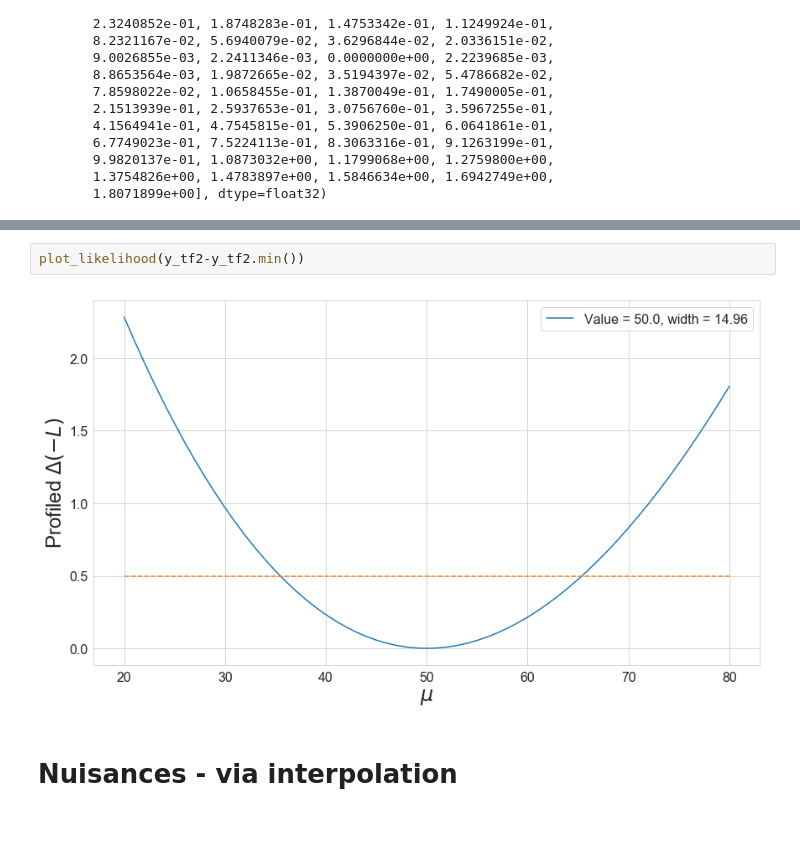
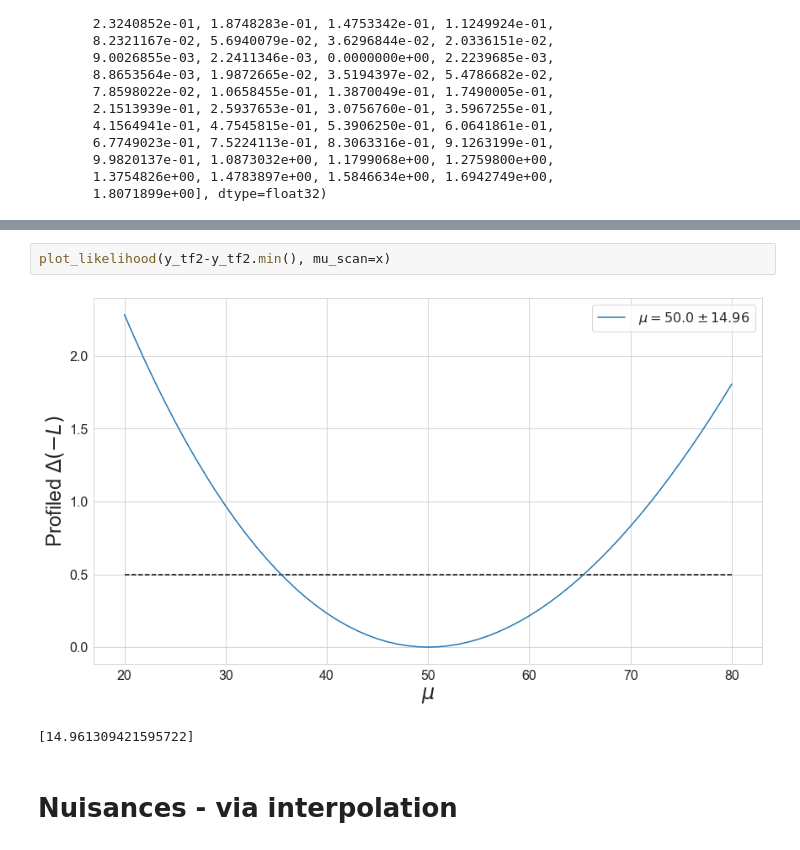
Before and after one commit to GilesStrong/pytorch_inferno, a Jupyter notebook: experiments/BCE_test.ipynb, the cells around one changed output, grey strips where cells are left out. Cells and saved outputs as stored; diff of their text form.

```diff
--- a/experiments/BCE_test.ipynb
+++ b/experiments/BCE_test.ipynb
@@ -187,7 +188,8 @@ plot_likelihood(y-y.min())
 # %%
-plot_likelihood(y_tf2-y_tf2.min())
+plot_likelihood(y_tf2-y_tf2.min(), mu_scan=x)
 # %% [output]
-[figure, old version]
+[figure, new version]
+[14.961309421595722]
 # %% [markdown]
 # Nuisances - via interpolation
 # %%
```
Also changed, not shown: parts of 15 cells of this notebook, 5 other files.
